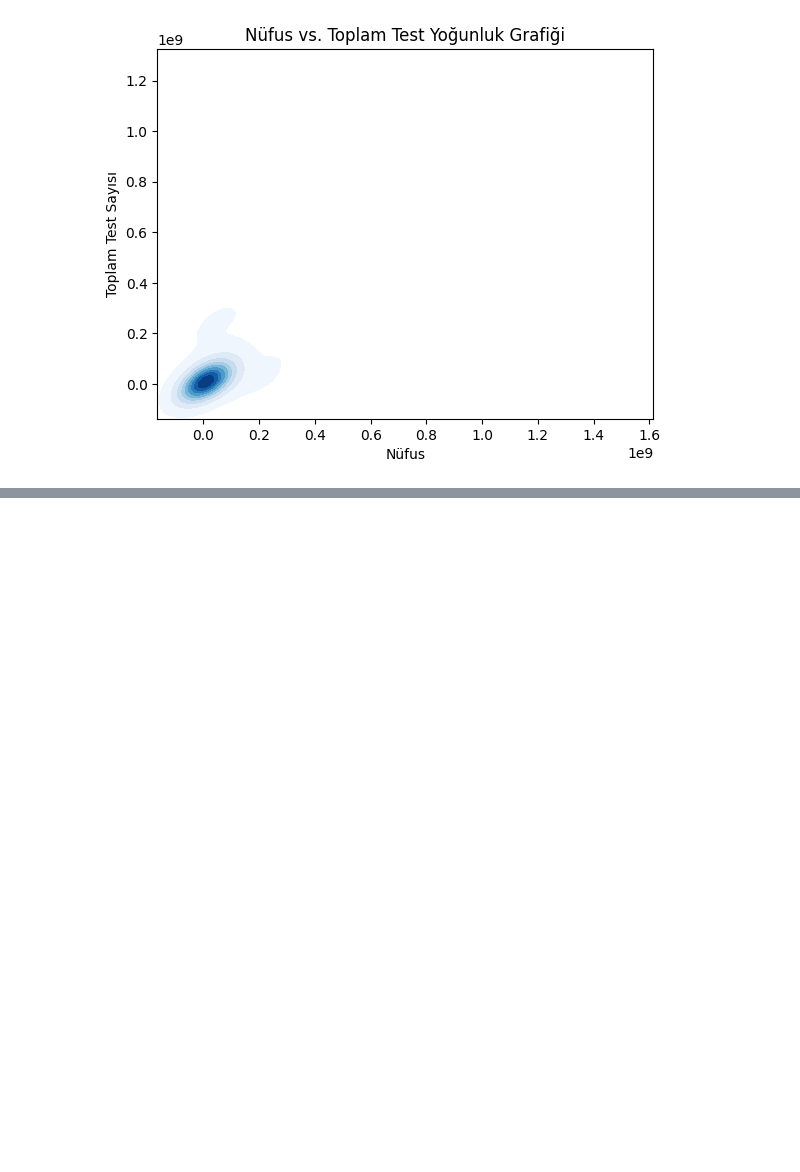
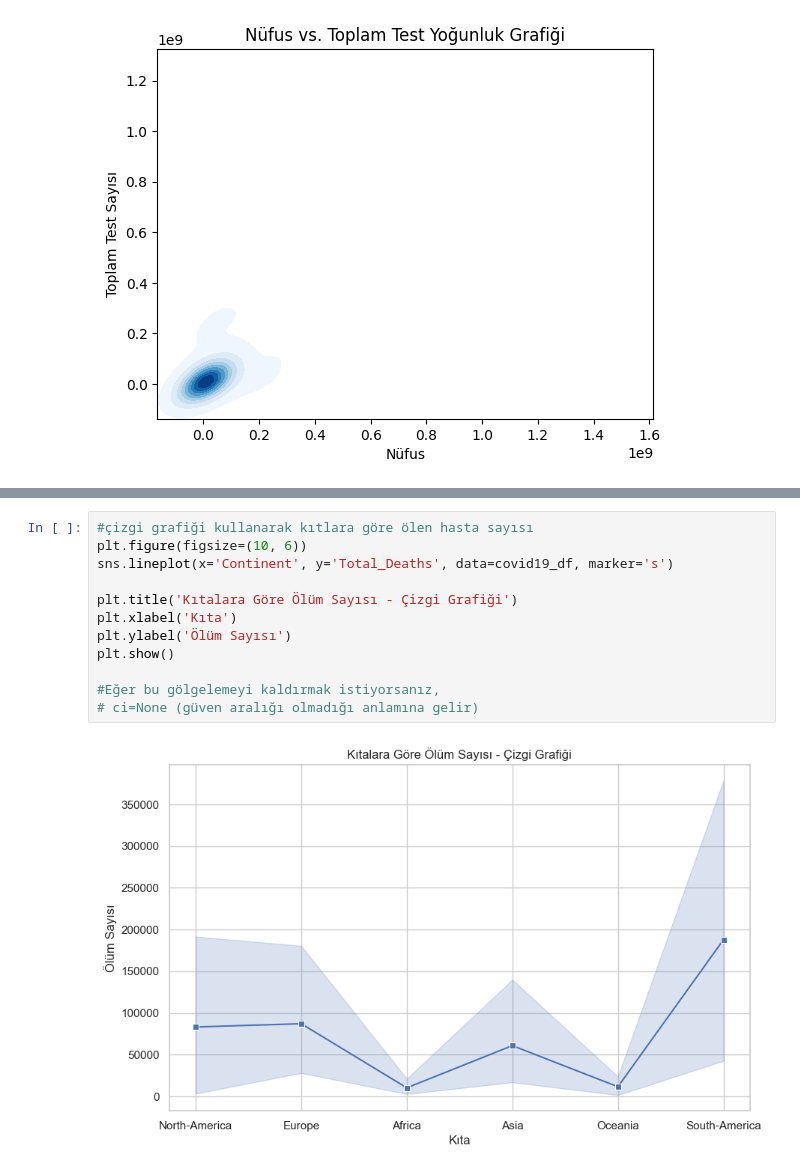
Before and after one commit to Tubaakbas/COVID19-API-Project, a Jupyter notebook: covid19_api_project.ipynb, the cells around one changed output, grey strips where cells are left out. Cells and saved outputs as stored; diff of their text form; blank space fills up the shorter version.

```diff
--- a/covid19_api_project.ipynb
+++ b/covid19_api_project.ipynb
@@ -418,0 +471,14 @@ plt.show()
+# %%
+#çizgi grafiği kullanarak kıtlara göre ölen hasta sayısı
+plt.figure(figsize=(10, 6))
+sns.lineplot(x='Continent', y='Total_Deaths', data=covid19_df, marker='s')
+
+plt.title('Kıtalara Göre Ölüm Sayısı - Çizgi Grafiği')
+plt.xlabel('Kıta')
+plt.ylabel('Ölüm Sayısı')
+plt.show()
+
+#Eğer bu gölgelemeyi kaldırmak istiyorsanız,
+# ci=None (güven aralığı olmadığı anlamına gelir)
+# %% [output]
+[figure, added]
```
Also changed, not shown: parts of 23 cells of this notebook.
